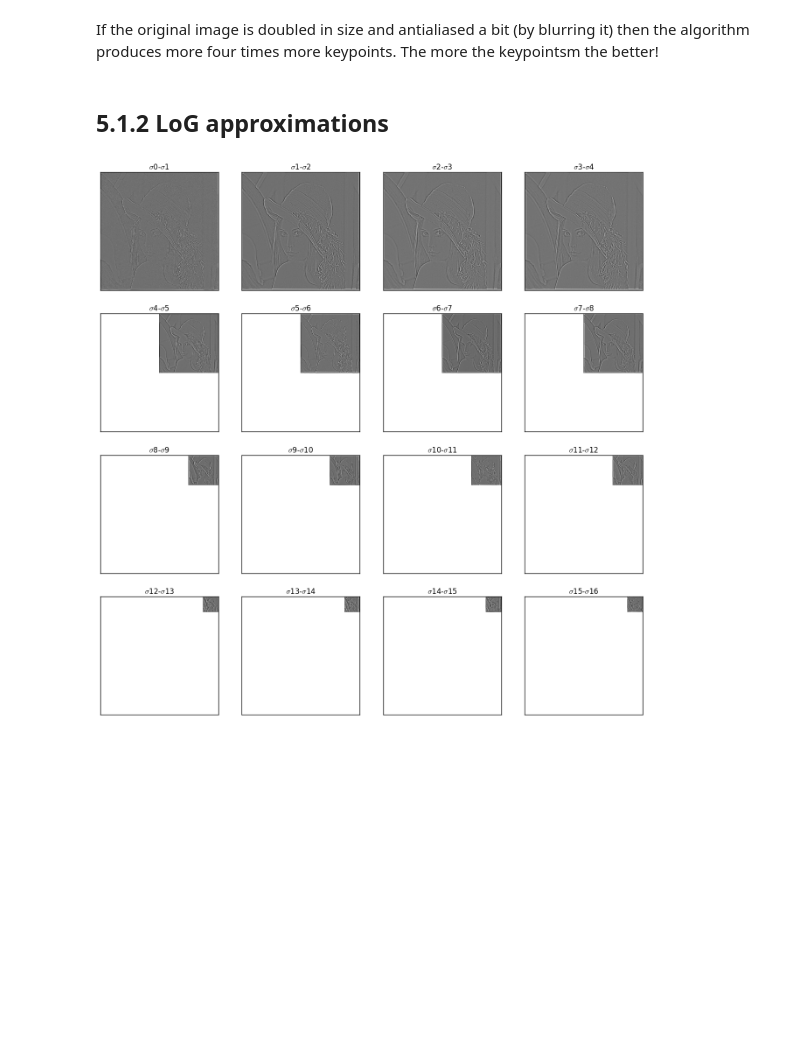
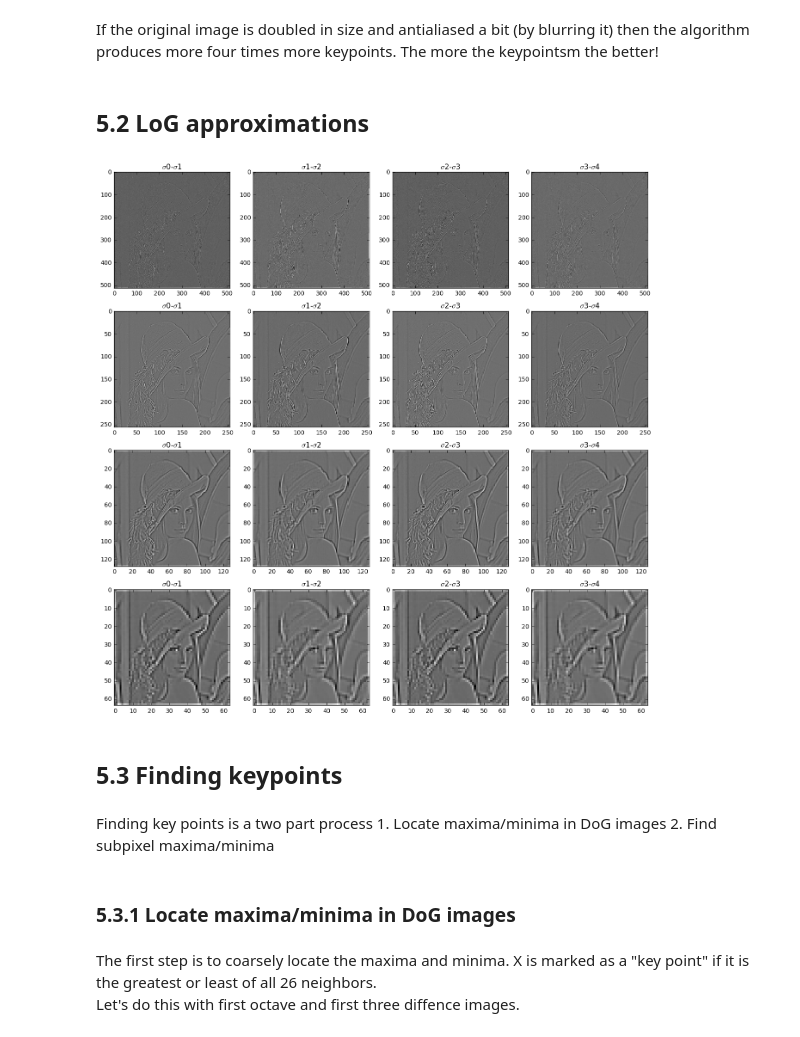
Before and after one commit to henniekim/digital_image_processing, a Jupyter notebook: filter.ipynb, the cells around one changed output. Drawn from its saved outputs; the diff is of its cells as text; code cells hidden in the pictures; blank space fills up the shorter version.

```diff
--- a/filter.ipynb
+++ b/filter.ipynb
@@ -264,4 +264,4 @@ plt.show()
 [figure]
 # %%
 def gaussian_blur(input, size, sigma):
-    return signal.convolve2d(input, gkern2d(size, sigma))
+    return signal.convolve2d(input, gkern2d(size, sigma), mode='same')
@@ -267,0 +278,9 @@ def gaussian_blur(input, size, sigma):
+# %%
+sigma = np.array([[0.707107 , 1.000000 , 1.414214 , 2.000000 , 2.828427],
+[1.414214 , 2.000000 , 2.828427 , 4.000000 , 5.656854],
+[2.828427 , 4.000000 , 5.656854 , 8.000000 , 11.313708],
+[5.656854 , 8.000000 , 11.313708 , 16.000000 , 22.627417]])
+#print(sigma)
+
+for i in range(4):
+    print(sigma[i,:])
@@ -273,11 +297,11 @@ fig=plt.figure(figsize=(8,8))
 columns = 5
 rows = 1
 
-for i in range (1, columns*rows+ 1):
-    fig.add_subplot(rows, columns, i)
+for i in range (columns*rows):
+    fig.add_subplot(rows, columns, i+1)
     plt.xticks(())
     plt.yticks(())
-    plt.imshow(gaussian_blur(lena, 5, i), cmap='gray')
+    plt.imshow(gaussian_blur(lena, 5, sigma[0,i]), cmap='gray')
     plt.title('$\sigma$ '+str(i))
 plt.show()
 # %% [output]
@@ -297,9 +321,9 @@ for i in range (0, columns*rows):
     plt.subplot(rows, columns, i+1)
     plt.xticks(())
     plt.yticks(())
-    plt.axis([516,0, 516,0])
+    #plt.axis([0,512, 512,0])
 
-    plt.imshow(gaussian_blur(lena, 5, i%5), cmap='gray', interpolation='none', aspect='equal')
+    plt.imshow(gaussian_blur(lena, 3, i%5), cmap='gray', interpolation='none', aspect='equal')
 
     plt.title('$\sigma$ '+str(i%5))
     if i%5 == 4:
@@ -320,29 +344,44 @@ The creator of SIFT suggests that 4 octaves and 5 blur levels are ideal for the
 # %% [markdown]
 If the original image is doubled in size and antialiased a bit (by blurring it) then the algorithm produces more four times more keypoints. The more the keypointsm the better!
 # %% [markdown]
-## 5.1.2 LoG approximations
+## 5.2 LoG approximations
 # %%
 lena = cv2.imread('image/Lena.png')
 lena = cv2.cvtColor(lena, cv2.COLOR_BGR2GRAY)
 
 columns = 4
 rows = 4
 fig=plt.figure(figsize=(16,16))
 
 for i in range (0, columns*rows):
     plt.subplot(rows, columns, i+1)
-    plt.xticks(())
-    plt.yticks(())
-    plt.axis([516,0, 516,0])
+    #plt.xticks(())
+    #plt.yticks(())
+    #plt.axis([0,512, 512,0])
 
-    difference = gaussian_blur(lena, 5, i%5) - gaussian_blur(lena, 5, i%5+1)
+
+    difference = gaussian_blur(lena, 3, 2*i%4) - gaussian_blur(lena, 3, 2*i%4+1)
 
     plt.imshow(difference, cmap='gray', interpolation='none', aspect='equal')
 
-    plt.title('$\sigma$'+str(i)+'-'+'$\sigma$'+str(i+1))
+    plt.title('$\sigma$'+str(i%4)+'-'+'$\sigma$'+str(i%4+1))
     if i%4 == 3:
         lena = cv2.resize(lena, (0,0), fx=0.5, fy=0.5)
 
+
+
 plt.show()
 # %% [output]
-[figure, old version]
+[figure, new version]
+# %% [markdown]
+## 5.3 Finding keypoints
+# %% [markdown]
+Finding key points is a two part process
+    1. Locate maxima/minima in DoG images
+    2. Find subpixel maxima/minima
+# %% [markdown]
+### 5.3.1 Locate maxima/minima in DoG images
+# %% [markdown]
+The first step is to coarsely locate the maxima and minima.
+X is marked as a "key point" if it is the greatest or least of all 26 neighbors.
+Let's do this with first octave and first three diffence images.
```
Also changed, not shown: parts of 13 cells of this notebook.
